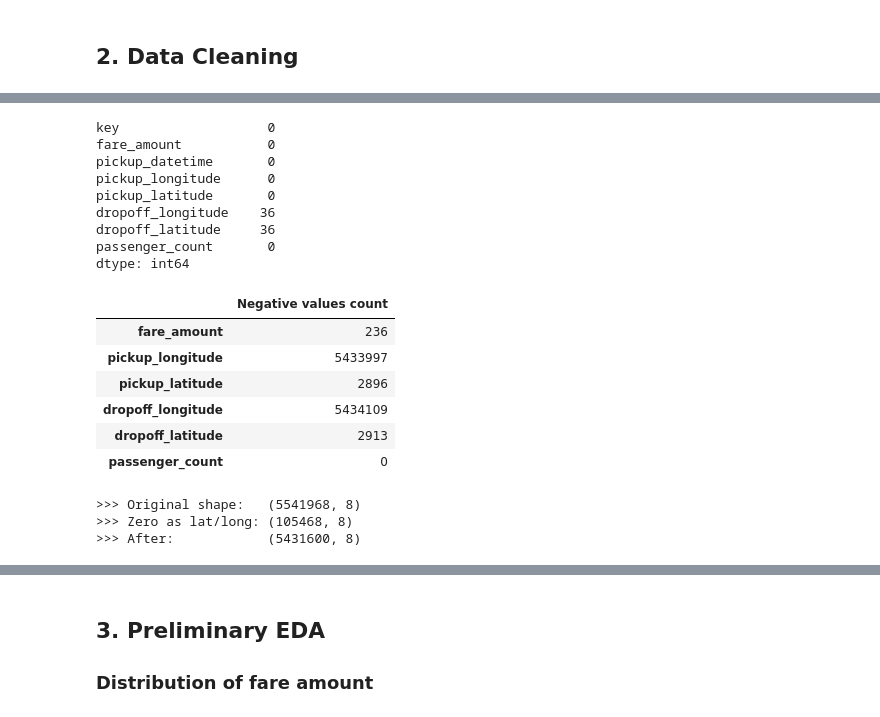
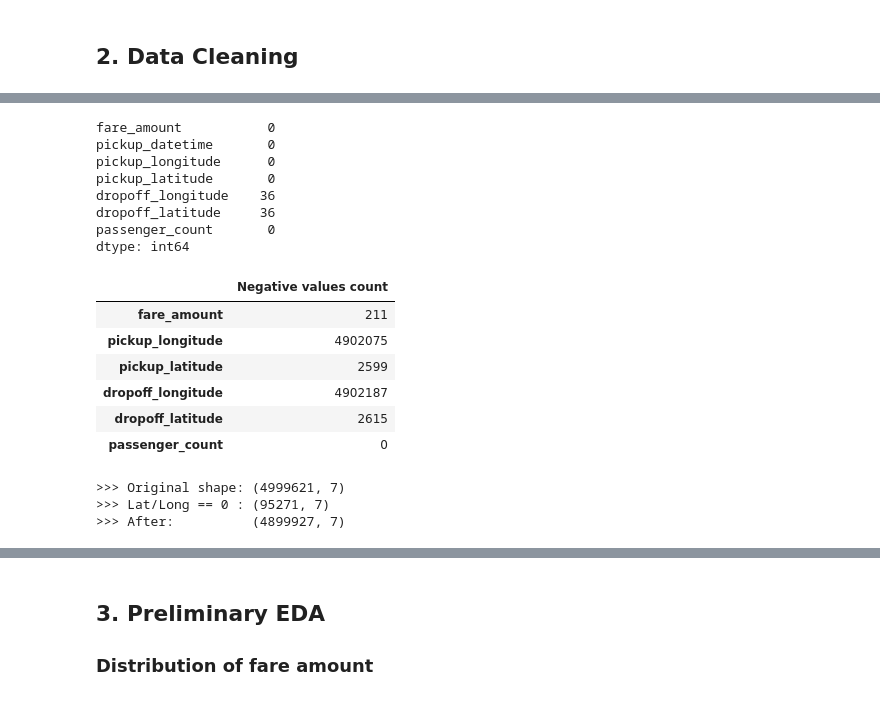
Before and after one commit to karlphillip/DataScience, a Jupyter notebook: Capstone Project3/1_data_wrangling.ipynb, the cells around one changed output, grey strips where cells are left out. Saved outputs shown, nothing was run; the diff lists cells and outputs as text; code cells hidden in the pictures.

```diff
--- a/Capstone Project3/1_data_wrangling.ipynb
+++ b/Capstone Project3/1_data_wrangling.ipynb
@@ -53,0 +59,16 @@ except FileNotFoundError:
+# %%
+# set column types to optimize memory usage
+col_types = {
+    'fare_amount': 'float32',
+    'pickup_datetime': 'str',
+    'pickup_longitude': 'float32',
+    'pickup_latitude': 'float32',
+    'dropoff_longitude': 'float32',
+    'dropoff_latitude': 'float32',
+    'passenger_count': 'uint8'
+}
+
+new_cols = list(col_types.keys())
+
+read_size = 5000000 # 5M
+train_df = pd.DataFrame()
@@ -53,0 +97,7 @@ except FileNotFoundError:
+# %%
+%%time
+
+if (train_df.empty):
+    train_df = pd.read_csv('data/train.csv', usecols=new_cols, dtype=col_types, nrows=read_size)
+    train_df['pickup_datetime'] = train_df['pickup_datetime'].str.slice(0, 16)
+    train_df['pickup_datetime'] = pd.to_datetime(train_df['pickup_datetime'], utc=True, format='%Y-%m-%d %H:%M')
@@ -104,0 +126,4 @@ display(submission_df.head())
+# %%
+# check feature statistics
+pd.set_option('float_format', '{:f}'.format) # prints the entire number instead of x + ye
+train_df.describe()
@@ -106,7 +141,6 @@ display(submission_df.head())
 # Check missing data
 print(train_df.isnull().sum())
 # %% [output]
-key                   0
 fare_amount           0
 pickup_datetime       0
 pickup_longitude      0
@@ -118,31 +152,31 @@ dtype: int64
 # %%
 # Checks numeric columns for negative numbers
 def check_numeric(df):
     neg_count_df = pd.DataFrame(columns=['Negative values count'])
 
     #print('>>> Number of negative values found in numeric columns:')
-    num_col_list = list(df.select_dtypes(include=['int64', 'float64']).columns)
+    num_col_list = list(df.select_dtypes(include=['uint8', 'float32']).columns)
 
     total_neg = 0
     for col_name in num_col_list:
         neg_count = df[df[col_name] < 0].shape[0]  # extract number of rows
         #print('\t*' + col_name+ '* = ' + str(neg_count))
         neg_count_df.loc[col_name] = neg_count
         total_neg += neg_count
 
     return neg_count_df, total_neg
 
 
 # count how many negative values are there
 neg_count_df, total_neg_count = check_numeric(train_df)
 display(neg_count_df)
 # %% [output]
 |  | Negative values count |
-| fare_amount | 236 |
-| pickup_longitude | 5433997 |
-| pickup_latitude | 2896 |
-| dropoff_longitude | 5434109 |
-| dropoff_latitude | 2913 |
+| fare_amount | 211 |
+| pickup_longitude | 4902075 |
+| pickup_latitude | 2599 |
+| dropoff_longitude | 4902187 |
+| dropoff_latitude | 2615 |
 | passenger_count | 0 |
 # %%
 # Remove NaNs and Negative & Free fares (keeping only the ones that cost more than 0)
@@ -154,13 +185,13 @@ train_df = train_df[train_df['fare_amount'] > 0]
 # %%
-# Remove lat/long as ZERO
-print('>>> Original shape:  ', train_df.shape)
-print('>>> Zero as lat/long:', train_df[(train_df.pickup_latitude==0) | (train_df.pickup_longitude)==0 | (train_df.dropoff_latitude==0)|(train_df.dropoff_longitude==0)].shape)
+# Remove rows where lat/long are ZERO
+print('>>> Original shape:', train_df.shape)
+print('>>> Lat/Long == 0 :', train_df[(train_df.pickup_latitude==0) | (train_df.pickup_longitude)==0 | (train_df.dropoff_latitude==0)|(train_df.dropoff_longitude==0)].shape)
 
 train_df = train_df[(train_df['pickup_latitude'] != 0) & (train_df['pickup_longitude'] != 0)]
 train_df = train_df[(train_df['dropoff_latitude'] != 0) & (train_df['dropoff_longitude'] != 0)]
-print('>>> After:           ', train_df.shape)
+print('>>> After:         ', train_df.shape)
 # %% [output]
->>> Original shape:   (5541968, 8)
->>> Zero as lat/long: (105468, 8)
->>> After:            (5431600, 8)
+>>> Original shape: (4999621, 7)
+>>> Lat/Long == 0 : (95271, 7)
+>>> After:          (4899927, 7)
 # %%
```
Also changed, not shown: parts of 54 cells of this notebook, 1 other file.
